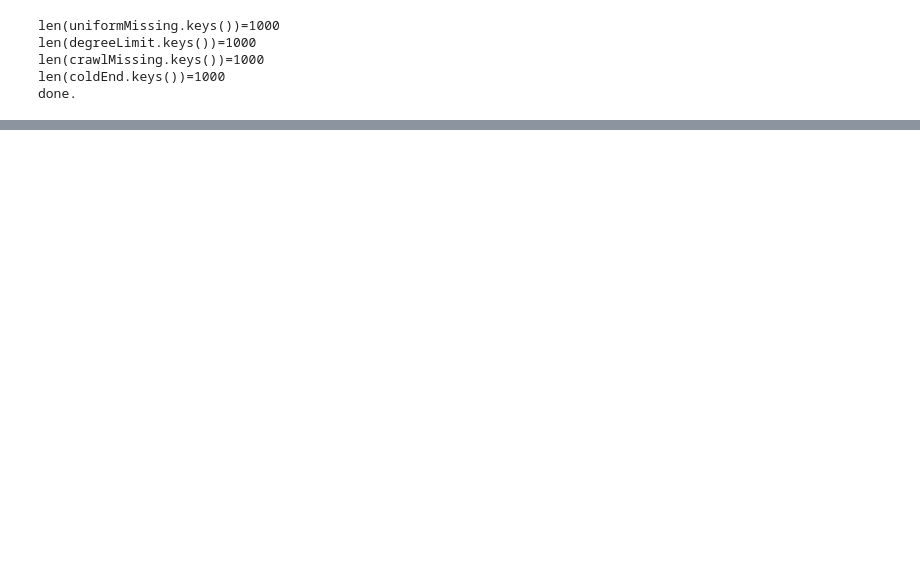
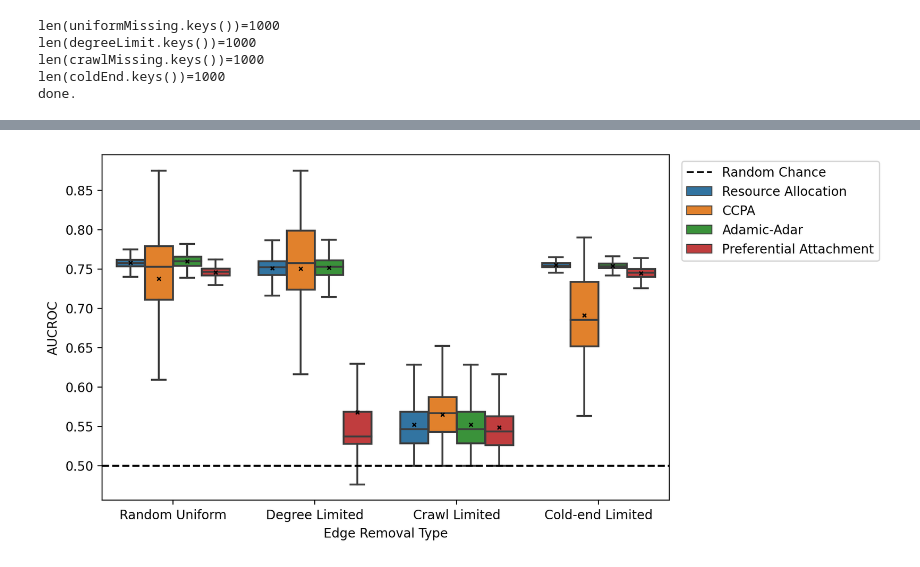
Before and after one commit to CooperStansbury/scPoreC-analysis, a Jupyter notebook: notebooks/quantify_predict.ipynb, the cells around one changed output, grey strips where cells are left out. Drawn from its saved outputs; the diff is of its cells as text; code cells hidden in the pictures; blank space fills up the shorter version.

Commit message:
update imputation analysis

```diff
--- a/notebooks/quantify_predict.ipynb
+++ b/notebooks/quantify_predict.ipynb
@@ -247,17 +198,17 @@ def evalJAUCROC(Atrue, Apred):
 tau = 0.5
 
 missingType = {
-    'uniform' : uniformMissing,
-    'degreeLimit' : degreeLimit,
-    'crawl' : crawlMissing,
-    'coldEnd' : coldEnd
+    'Random Uniform' : uniformMissing,
+    'Degree Limited' : degreeLimit,
+    'Crawl Limited' : crawlMissing,
+    'Cold-end Limited' : coldEnd
 }
 
 predictionAlgo = {
-    'reallocation' : lambda x : imputeResource(x, tau),
-    'CCPA' : lambda x : imputeCCPA(x, tau),
-    'adar' : lambda x : imputeAdar(x, tau),
-    'preferentialAttach' : lambda x : imputePrefAttach(x, tau),
+    'Resource Allocation' : lambda x : imputation.imputeResource(x, tau),
+    'CCPA' : lambda x : imputation.imputeCCPA(x, tau),
+    'Adamic-Adar' : lambda x : imputation.imputeAdar(x, tau),
+#     'Preferential Attachment' : lambda x : imputation.imputePrefAttach(x, tau),
 }
 
 evalMetrics = {
@@ -271,13 +222,14 @@ newRows = []
 for key in hic.keys():
 
     for algoName, algoFunc in predictionAlgo.items():
+        print(f"{algoName=}")
         for mTypeName, Adict in missingType.items():
+            print(f"\t{mTypeName=}")
             for evalName, metricFunc in evalMetrics.items():
 
                 Apred = algoFunc(Adict[key])
 
                 met = metricFunc(hic[key], Apred)
-
 
                 row = {
                     'cell' : key,
@@ -297,25 +257,31 @@ df.head()
 # %%
-
 plt.rcParams['figure.dpi'] = 200
-plt.rcParams['figure.figsize'] = 5, 5
+plt.rcParams['figure.figsize'] = 8, 5
 fig = plt.figure()
-
 
 
 tmp = df[df['evalMetric'] == 'aucroc']
 
 
-sns.boxplot(data=df,
+sns.boxplot(data=tmp,
             x='missingType',
             hue='predictionAlgorithm',
-            y='evalValue')
+            y='evalValue',
+            showfliers=False,
+            showmeans=True,
+            meanprops={"marker":"x",
+                       "markerfacecolor":"r",
+                       "markeredgecolor":"k",
+                       "markersize":3})
 
 
-plt.axhline(y=0.5, ls='--', c='k', label='randomChance')
+plt.axhline(y=0.5, ls='--', c='k', label='Random Chance')
 
 plt.legend(bbox_to_anchor=(1.01, 1), loc='upper left')
 plt.ylabel('AUCROC')
+plt.xlabel('Edge Removal Type')
 
 
 plt.show()
-# for mTypeName, Adict in missingType.items():
+# %% [output]
+[figure, added]
```
Also changed, not shown: parts of 13 cells of this notebook, 1 other file.
